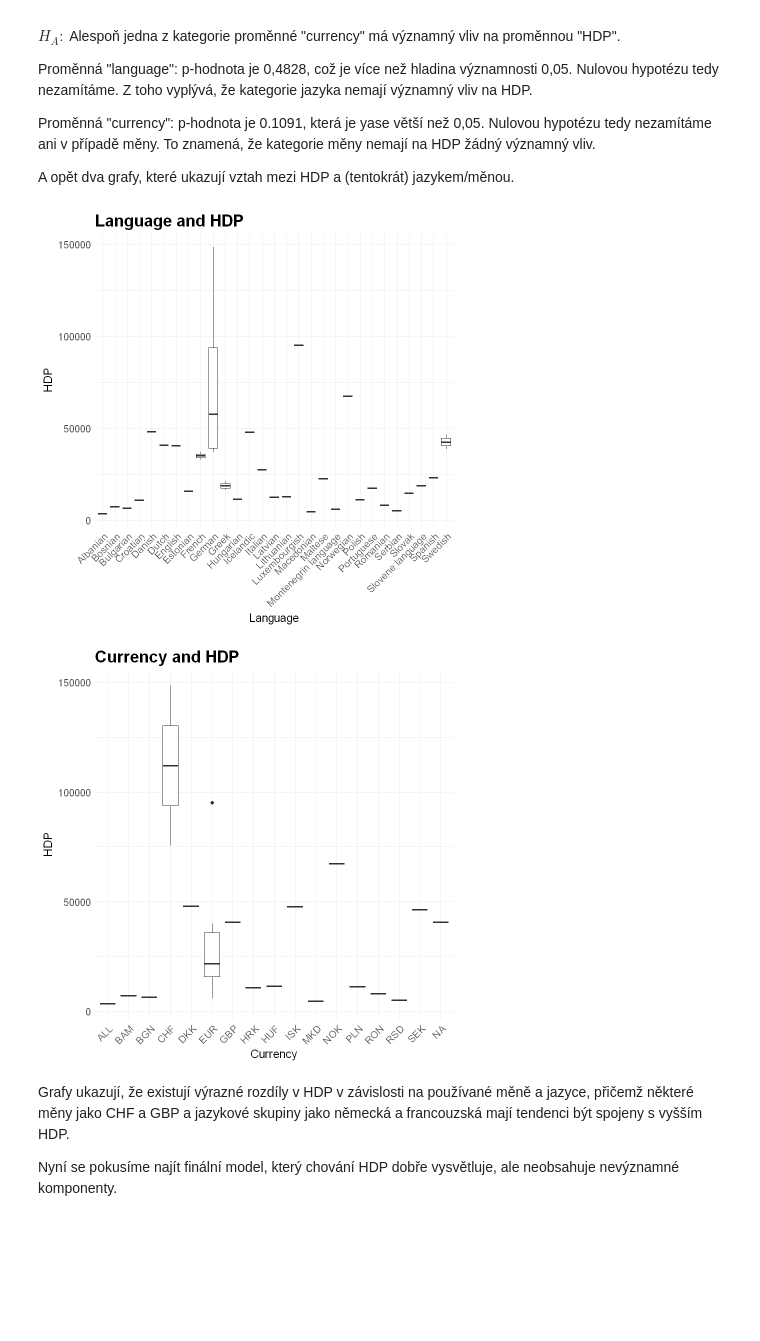
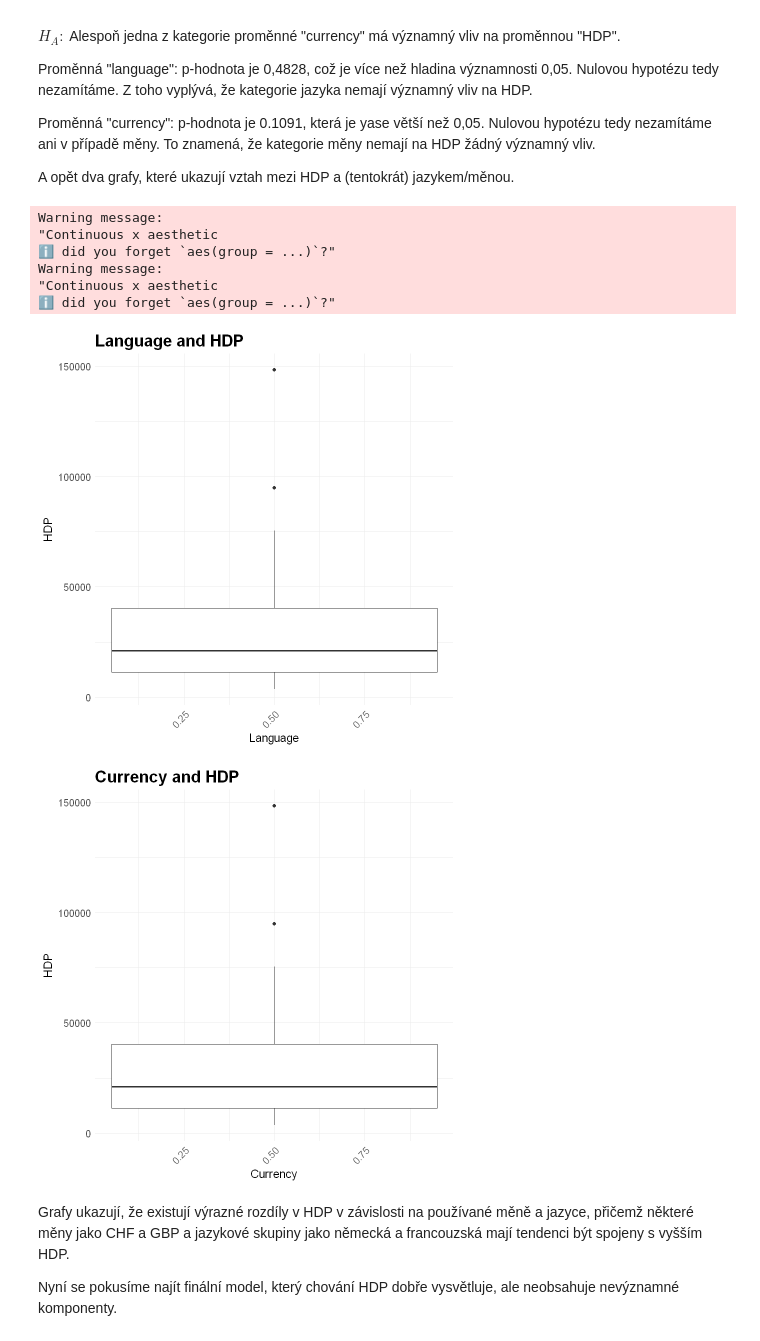
Before and after one commit to SychovaDaria/Prs, a Jupyter notebook: project 3/SP3.ipynb, the cells around one changed output. Cells and saved outputs as stored; diff of their text form; code cells hidden in the pictures; blank space fills up the shorter version.

```diff
--- a/project 3/SP3.ipynb
+++ b/project 3/SP3.ipynb
@@ -491,3 +485,11 @@ A data.frame: 6 × 4
 | 4 | Bosnia and Herzegovina | 7240 | Bosnian | BAM |
 | 5 | Bulgaria | 6380 | Bulgarian | BGN |
 | 6 | Croatia | 10810 | Croatian | HRK |
+# %%
+#  1 - German, а 0 - anything else
+data4$language_cat <- ifelse(data4$language == "German", 1, 0)
+
+# 1 - EUR, а 0 - anything else
+data4$currency_cat <- ifelse(data4$currency == "EUR", 1, 0)
+
+print(head(data4))
@@ -494,4 +504,2 @@ A data.frame: 6 × 4
 # %%
-data4 <- data4 %>%
-  mutate(language = as.factor(language),
-         currency = as.factor(currency))
+data4$currency_cat[is.na(data4$currency_cat)] <- 0
@@ -914,31 +953,37 @@ Proměnná "currency": p-hodnota je 0.1091, která je yase větší než 0,05. N
 A opět dva grafy, které ukazují vztah mezi HDP a (tentokrát) jazykem/měnou.
 # %%
 # HDP/Language
-ggplot(data4, aes(x = language, y = hdp)) +
+ggplot(data4, aes(x = language_cat, y = hdp)) +
   geom_boxplot() +
   labs(title = "Language and HDP",
        x = "Language",
        y = "HDP") +
   theme_minimal() +
   theme(plot.title = element_text(size = 20, face = "bold"),  # Caption size and style
         axis.text = element_text(size = 12),  # Text size on axes
         axis.title = element_text(size = 14),  # Size of axis labels
         axis.text.x = element_text(angle = 45, hjust = 1))  # Rotate and align x-axis labels
 
 # HDP/Currency
-ggplot(data4, aes(x = currency, y = hdp)) +
+ggplot(data4, aes(x = currency_cat, y = hdp)) +
   geom_boxplot() +
   labs(title = "Currency and HDP",
        x = "Currency",
        y = "HDP") +
   theme_minimal() +
   theme(plot.title = element_text(size = 20, face = "bold"),  # Caption size and style
         axis.text = element_text(size = 12),  # Text size on axes
         axis.title = element_text(size = 14),  # Size of axis labels
         axis.text.x = element_text(angle = 45, hjust = 1))  # Rotate and align x-axis labels
 # %% [output]
+Warning message:
+"Continuous x aesthetic
+ℹ did you forget `aes(group = ...)`?"
+Warning message:
+"Continuous x aesthetic
+ℹ did you forget `aes(group = ...)`?"
-[figure, old version]
+[figure, new version]
-[figure, old version]
+[figure, new version]
 # %% [markdown]
 Grafy ukazují, že existují výrazné rozdíly v HDP v závislosti na používané měně a jazyce, přičemž některé měny jako CHF a GBP a jazykové skupiny jako německá a francouzská mají tendenci být spojeny s vyšším HDP.
 
```
Also changed, not shown: parts of 22 cells of this notebook.
